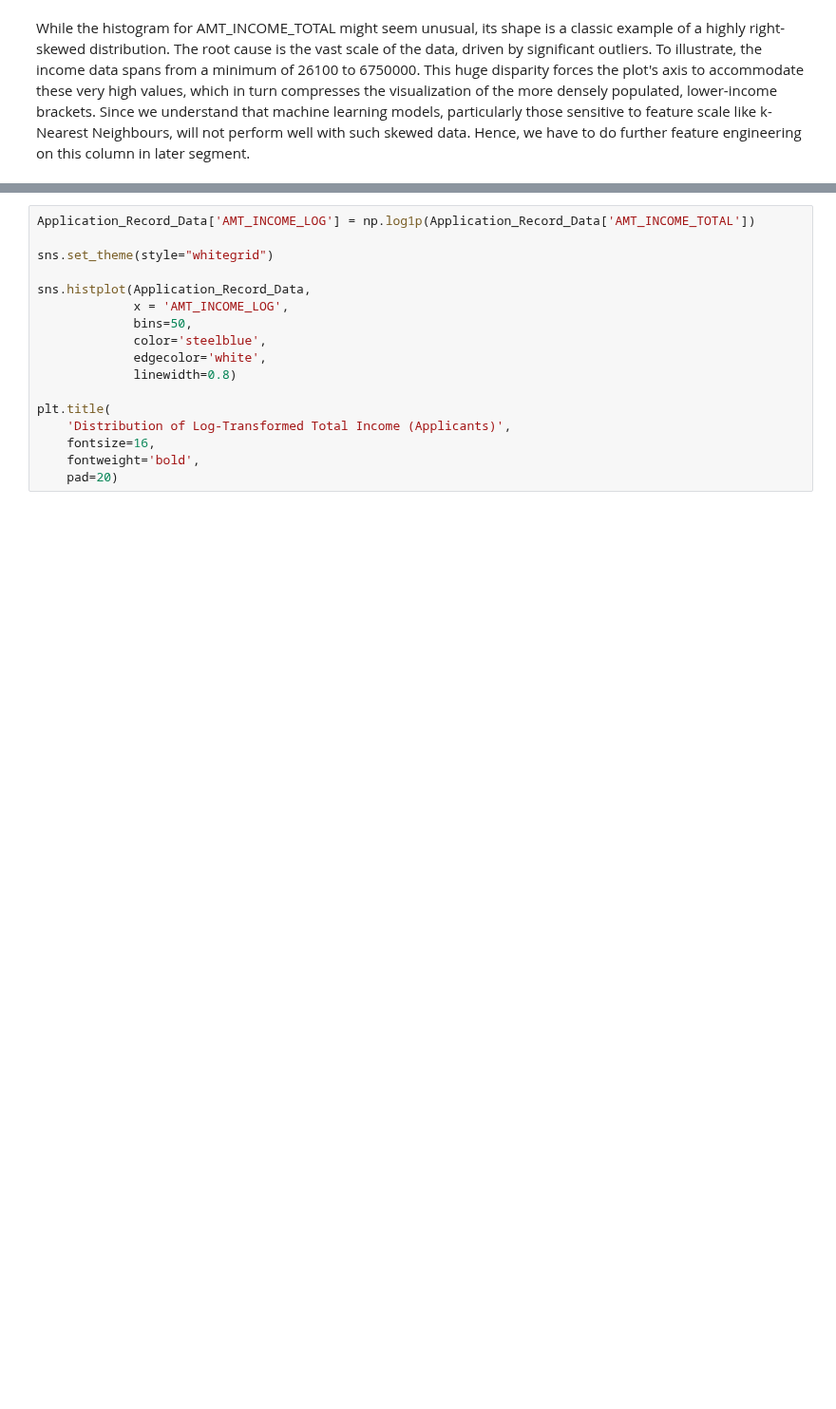
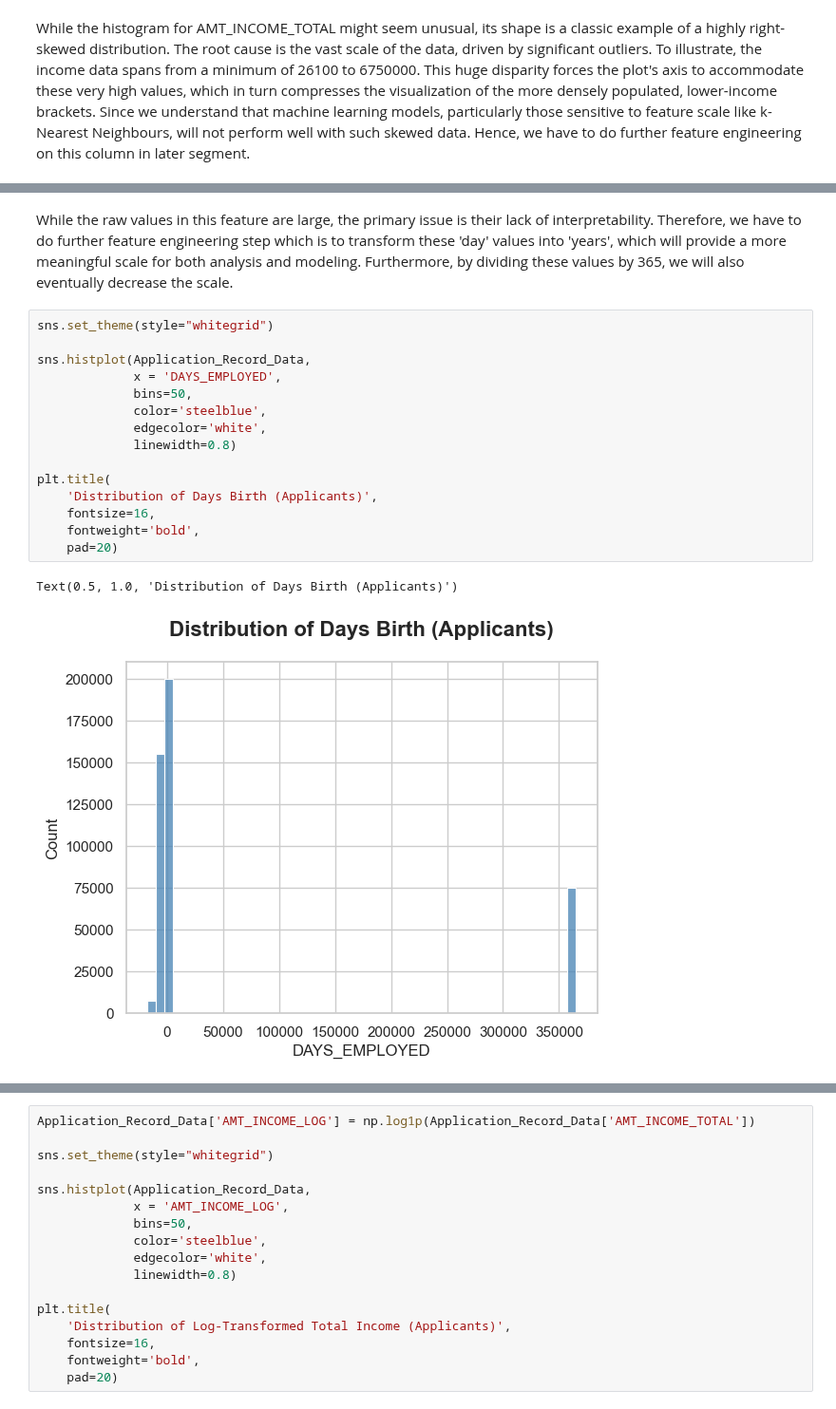
Before and after one commit to loowenwen/cs3244-project, a Jupyter notebook: Data/data_cleaning.ipynb, the cells around one changed output, grey strips where cells are left out. Shown at 95% size. Drawn from its saved outputs; the diff is of its cells as text; blank space fills up the shorter version.

```diff
--- a/Data/data_cleaning.ipynb
+++ b/Data/data_cleaning.ipynb
@@ -238,0 +255,20 @@ While the histogram for AMT_INCOME_TOTAL might seem unusual, its shape is a clas
+# %% [markdown]
+While the raw values in this feature are large, the primary issue is their lack of interpretability. Therefore, we have to do further feature engineering step which is to transform these 'day' values into 'years', which will provide a more meaningful scale for both analysis and modeling. Furthermore, by dividing these values by 365, we will also eventually decrease the scale.
+# %%
+sns.set_theme(style="whitegrid")
+
+sns.histplot(Application_Record_Data,
+             x = 'DAYS_EMPLOYED',
+             bins=50,
+             color='steelblue',
+             edgecolor='white',
+             linewidth=0.8)
+
+plt.title(
+    'Distribution of Days Birth (Applicants)',
+    fontsize=16,
+    fontweight='bold',
+    pad=20)
+# %% [output]
+Text(0.5, 1.0, 'Distribution of Days Birth (Applicants)')
+[figure, added]
```
Also changed, not shown: parts of 18 cells of this notebook.
